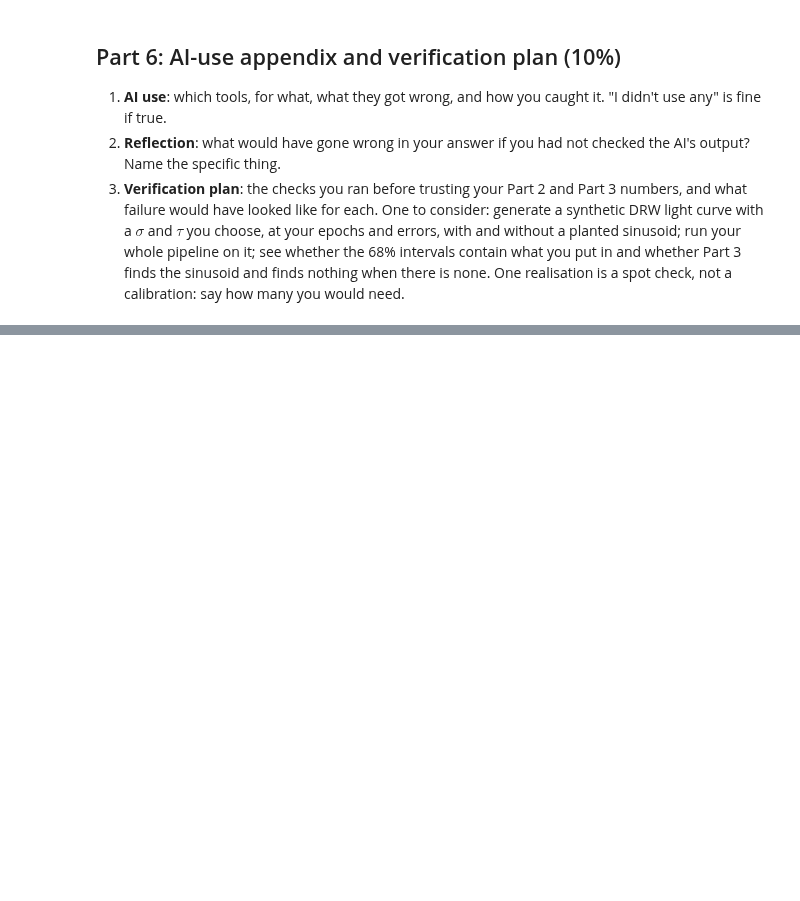
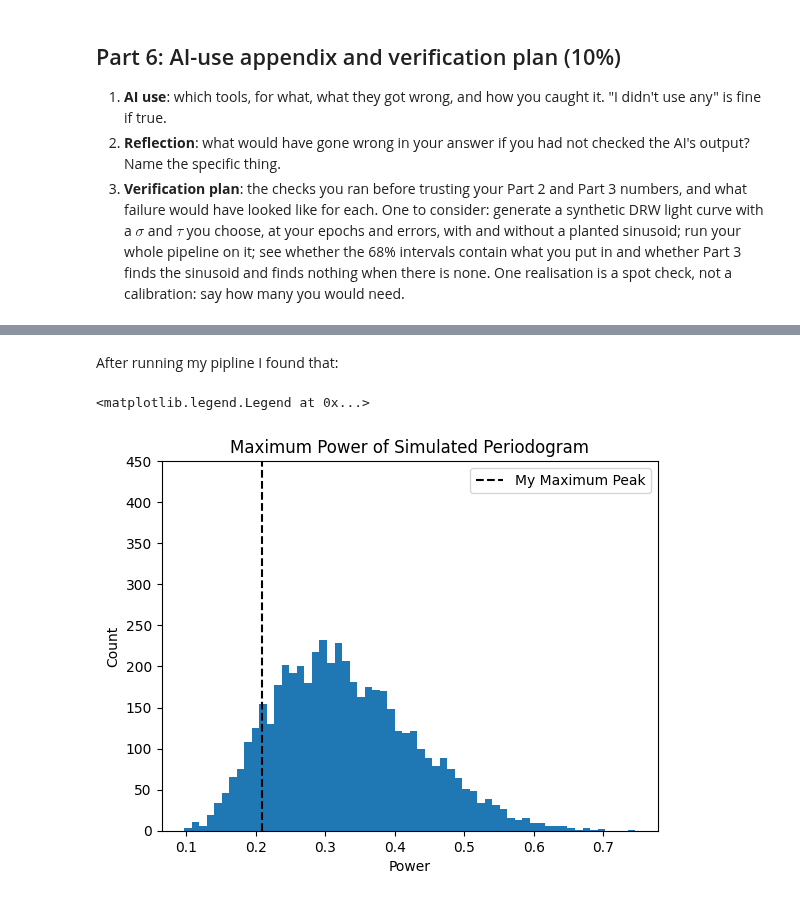
Before and after one commit to benh7-max/ast457_2026_Fall, a Jupyter notebook: submissions/benh7/lab07.ipynb, the cells around one changed output, grey strips where cells are left out. Drawn from its saved outputs; the diff is of its cells as text; code cells hidden in the pictures; blank space fills up the shorter version.

```diff
--- a/submissions/benh7/lab07.ipynb
+++ b/submissions/benh7/lab07.ipynb
@@ -1239,0 +1293,15 @@ plt.legend()
+# %% [markdown]
+After running my pipline I found that:
+# %%
+plt.hist(power_lst, bins = 60)
+plt.title('Maximum Power of Simulated Periodogram')
+plt.xlabel('Power')
+plt.ylabel('Count')
+
+plt.vlines(.209, ymin = 0, ymax = 500, color = 'black', linestyle = '--', label = 'My Maximum Peak')
+
+plt.ylim([0, 450])
+plt.legend()
+# %% [output]
+<matplotlib.legend.Legend at 0x...>
+[figure, added]
```
Also changed, not shown: parts of 41 cells of this notebook.
